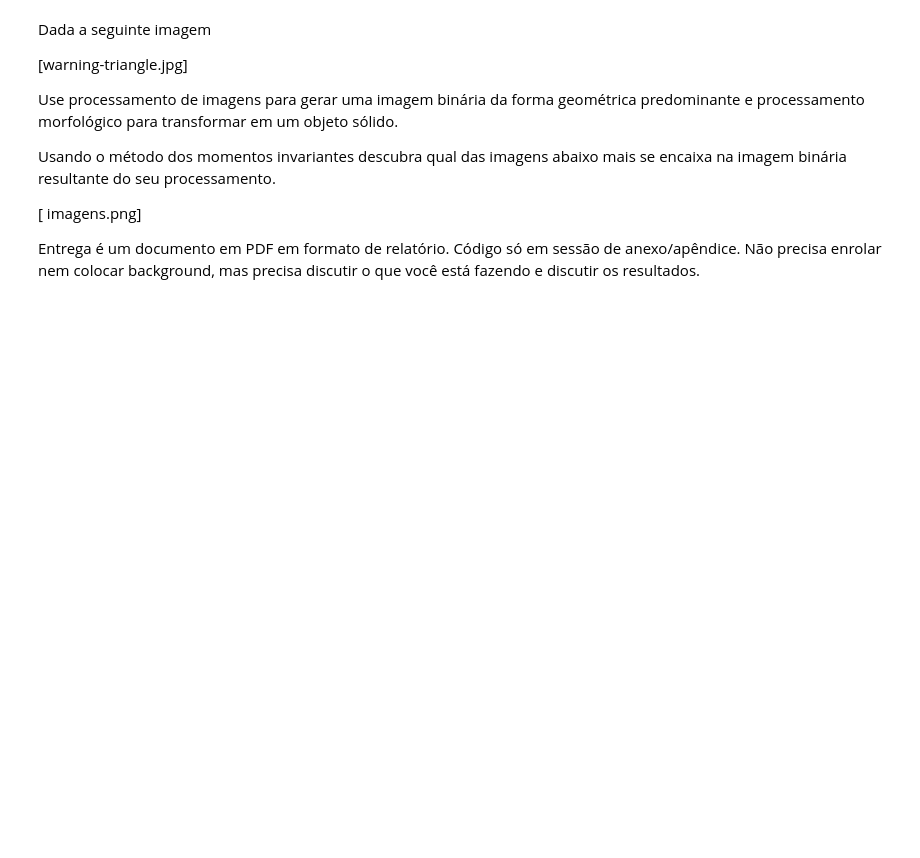
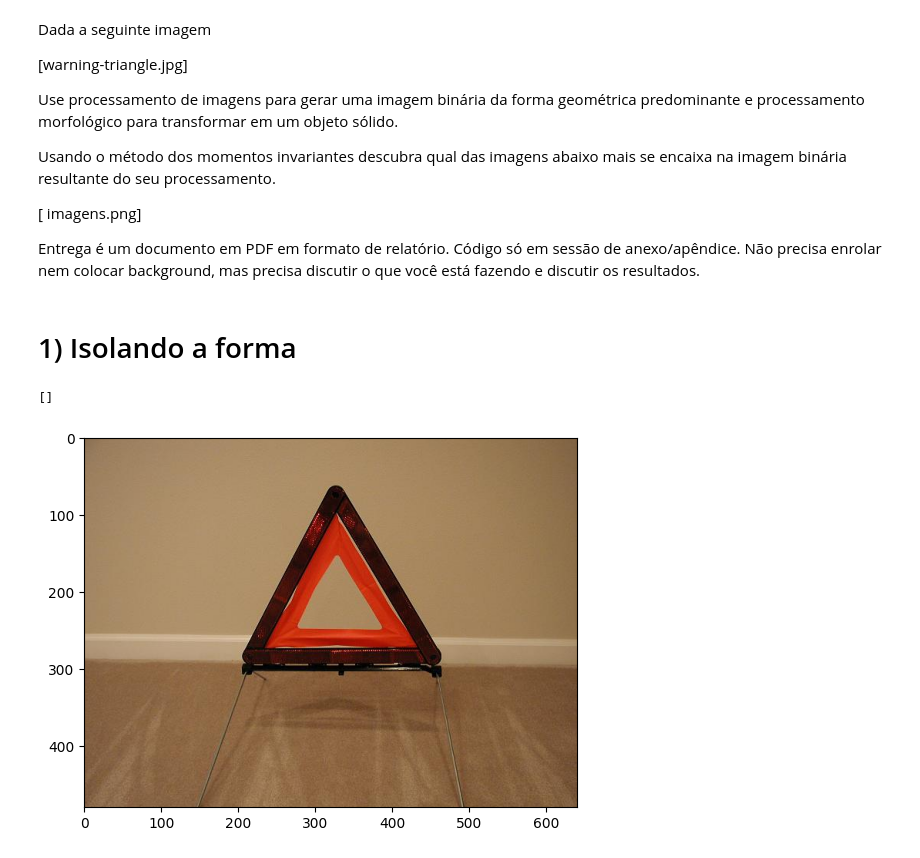
Before and after one commit to htbrandao/ppgi-proc-img, a Jupyter notebook: trab07/trab07.ipynb, the cells around one changed output. Saved outputs shown, nothing was run; the diff lists cells and outputs as text; code cells hidden in the pictures; blank space fills up the shorter version.

```diff
--- a/trab07/trab07.ipynb
+++ b/trab07/trab07.ipynb
@@ -18,6 +18,8 @@ Usando o método dos momentos invariantes descubra qual das imagens abaixo mais
 [ imagens.png]
 
 Entrega é um documento em PDF em formato de relatório. Código só em sessão de anexo/apêndice. Não precisa enrolar nem colocar background, mas precisa discutir o que você está fazendo e discutir os resultados.
+# %% [markdown]
+# 1) Isolando a forma
 # %%
 import cv2
 
@@ -32,6 +34,6 @@ from matplotlib import pyplot as plt
 
 %matplotlib inline
 # %%
-f1, f2 = 'img01.jpg', 'img02.jpg'
-
-x1, x2 = cv2.imread(f1), cv2.imread(f2)
+f = 'warning-triangle.jpg'
+x = cv2.imread(f)
+x = cv2.cvtColor(cv2.imread(f), cv2.COLOR_BGR2RGB)
@@ -42,0 +40,6 @@ def equalizacao(imagem):
+# %%
+plt.imshow(x)
+plt.plot()
+# %% [output]
+[]
+[figure, added]
```
Also changed, not shown: parts of 21 cells of this notebook.
